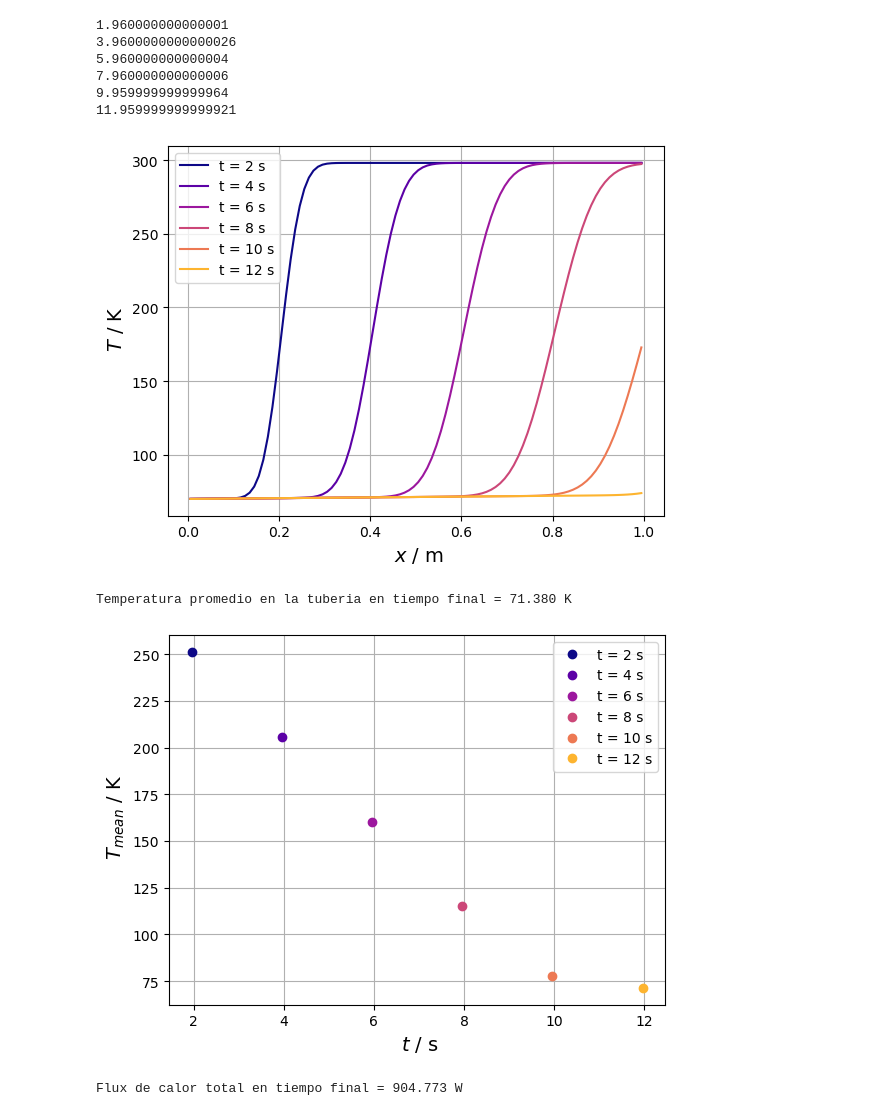
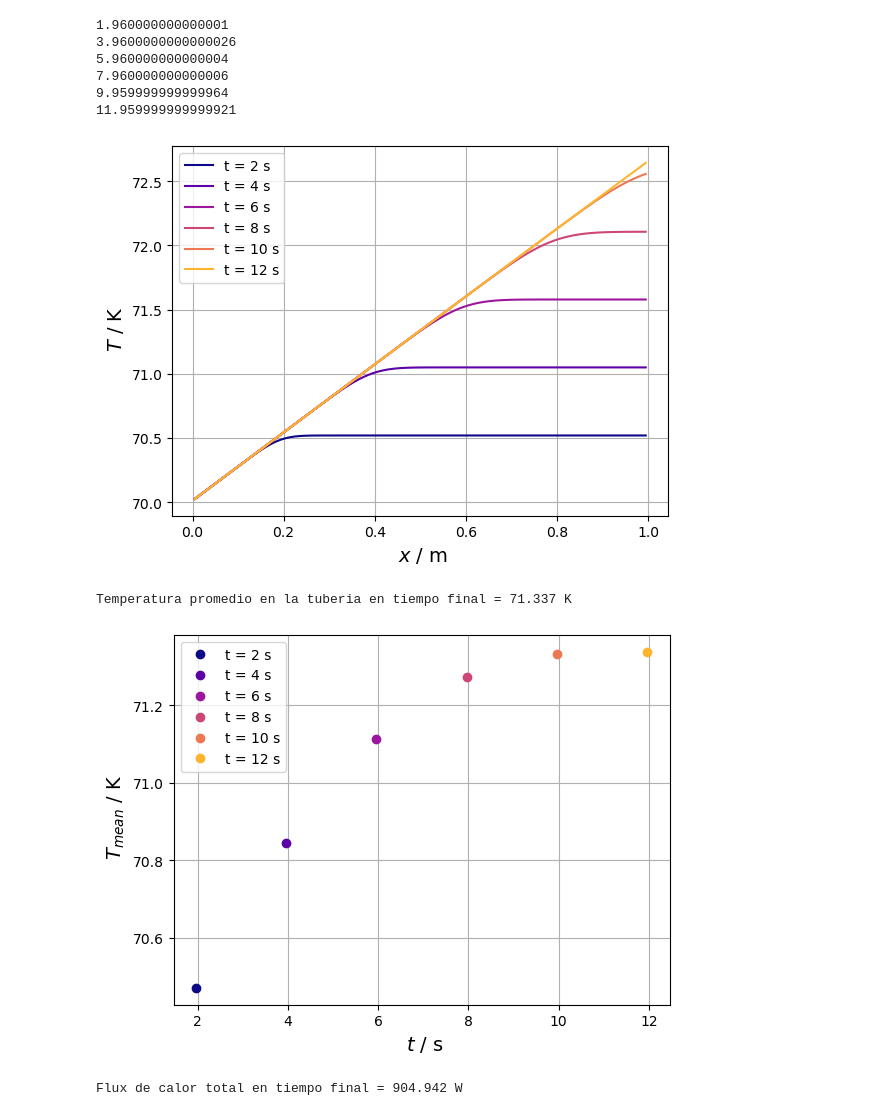
Before and after one commit to openfoam-ICL-UC/openfoam_intro_ES, a Jupyter notebook: notebooks/tuberia_conveccion_1D_FVM_Upwind.ipynb, the cells around one changed output. Drawn from its saved outputs; the diff is of its cells as text; code cells hidden in the pictures.

Commit message:
chore: Fixes initial condition to 70 K everywhere and corrects plots

```diff
--- a/notebooks/tuberia_conveccion_1D_FVM_Upwind.ipynb
+++ b/notebooks/tuberia_conveccion_1D_FVM_Upwind.ipynb
@@ -151,8 +151,7 @@ t_final = 12 #dt*1e5
 print('final time = %.1f' %t_final)
 
 #Condición inicial de temperatura
-T = np.ones(N) * Taire
-T[0] = Tin
+T = np.ones(N) * Tin
 T
 # %% [output]
 dt (CFL) <= 2.00e-01
@@ -396,17 +390,21 @@ while t < t_final:
 11.959999999999921
 # %%
 # Visualizar temperatura a lo largo de la tubería
+n_temp = len(T_sol)
+plasma = matplotlib.colormaps['plasma']
+colour = [plasma(i/n_temp) for i in range(n_temp)]
+
 for j in range(len(T_sol)):
     plt.plot(x_grilla, T_sol[j], color = colour[j], label = "t = %.0f s" % times[j])
 
 
 plt.xlabel(' $x$ / m', size = 14)
 plt.ylabel(' $T$ / K', size = 14)
 plt.grid()
 plt.legend()
 plt.show()
 # %% [output]
-[figure, old version]
+[figure, new version]
 # %%
 ## Calcular la temperatura promedio en toda la tuberia
 
@@ -423,7 +421,7 @@ for j in range(len(T_sol)):
 #Tmean2 = np.trapz(Tub, x=X)
 print('Temperatura promedio en la tuberia en tiempo final = %.3f K' %Tmean[-1])
 # %% [output]
-Temperatura promedio en la tuberia en tiempo final = 71.380 K
+Temperatura promedio en la tuberia en tiempo final = 71.337 K
 # %%
 # Visualizar temperatura promedio a lo largo del tiempo
 for j in range(len(T_sol)):
@@ -435,7 +433,7 @@ plt.grid()
 plt.legend()
 plt.show()
 # %% [output]
-[figure, old version]
+[figure, new version]
 # %%
 # Calcular el flux de calor por convección natural transferido por el manto de la tuberia en cada punto a lo largo de la grilla
 Atub_CV = 2*np.pi*(di/2)*dx
@@ -449,7 +447,7 @@ for j in range(len(T_sol)):
 Qtot = np.sum(Q[-1])
 print('Flux de calor total en tiempo final = %.3f W\n' %Qtot)
 # %% [output]
-Flux de calor total en tiempo final = 904.773 W
+Flux de calor total en tiempo final = 904.942 W
 # %%
 # Visualizar flux de calor a lo largo de la tubería
 for j in range(len(T_sol)):
```
Also changed, not shown: parts of 2 cells of this notebook.
